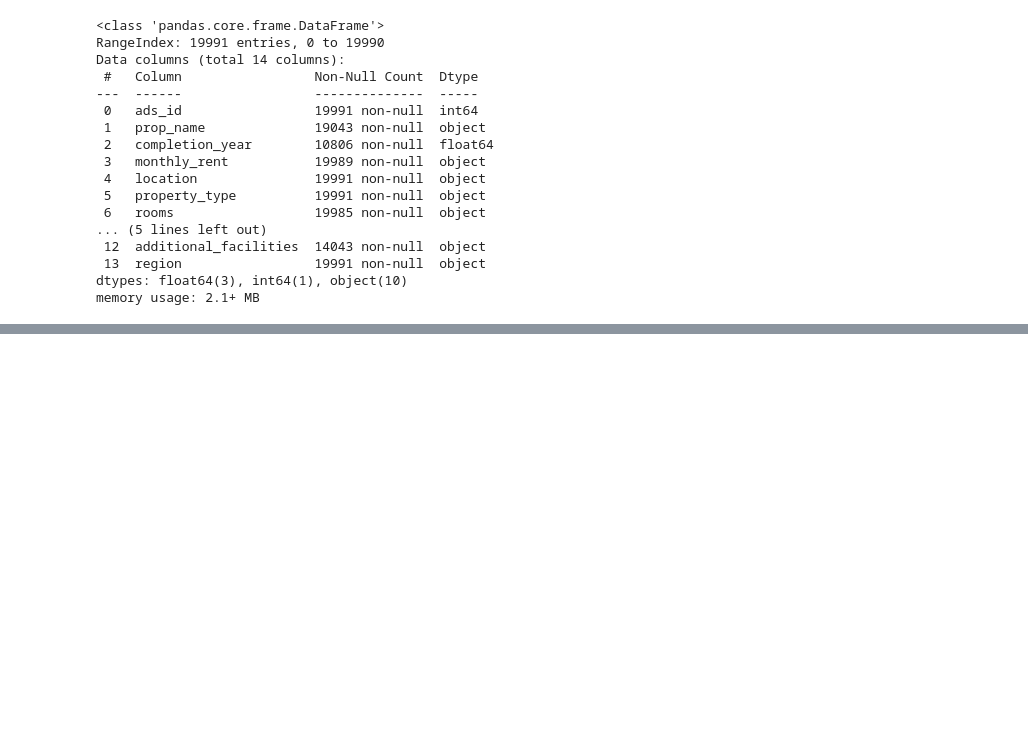
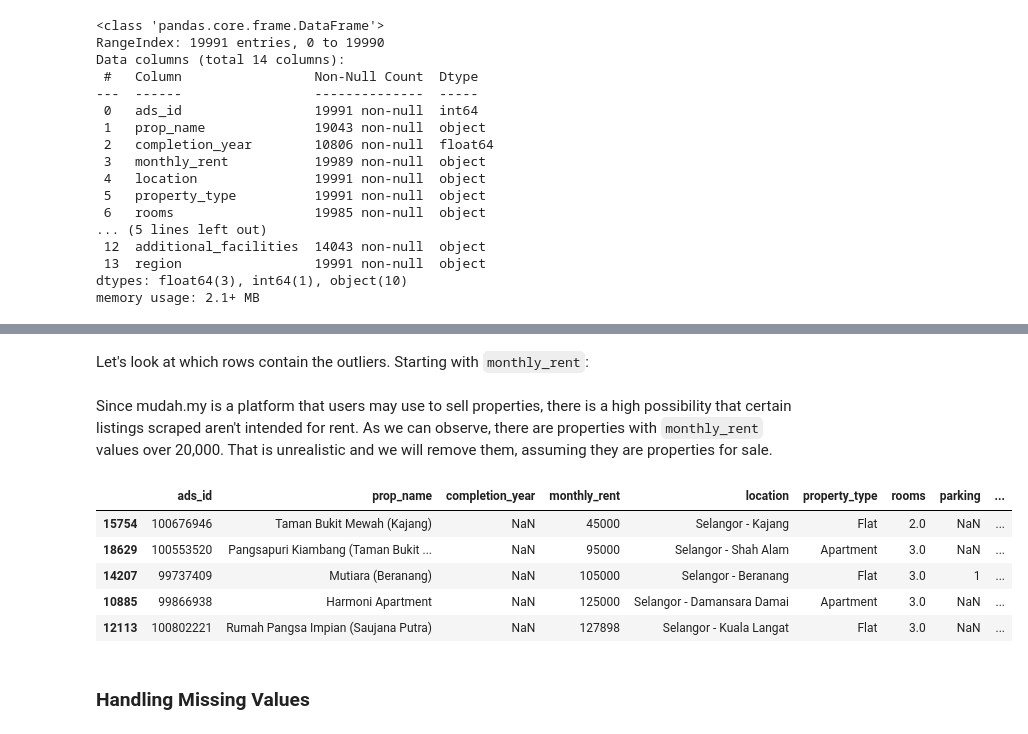
Before and after one commit to dnielleyp/Data-Analytics, a Jupyter notebook: rental-prices/00_Data_Wrangling.ipynb, the cells around one changed output, grey strips where cells are left out. Drawn from its saved outputs; the diff is of its cells as text; code cells hidden in the pictures; blank space fills up the shorter version.

```diff
--- a/rental-prices/00_Data_Wrangling.ipynb
+++ b/rental-prices/00_Data_Wrangling.ipynb
@@ -42,0 +144,13 @@ memory usage: 2.1+ MB
+# %% [markdown]
+Let's look at which rows contain the outliers. Starting with `monthly_rent`:
+# %% [markdown]
+Since mudah.my is a platform that users may use to sell properties, there is a high possibility that certain listings scraped aren't intended for rent. As we can observe, there are properties with `monthly_rent` values over 20,000. That is unrealistic and we will remove them, assuming they are properties for sale.
+# %%
+data[data['monthly_rent']>=20000].sort_values(by='monthly_rent').head()
+# %% [output]
+|  | ads_id | prop_name | completion_year | monthly_rent | location | property_type | rooms | parking | ... |
+| 15754 | 100676946 | Taman Bukit Mewah (Kajang) | NaN | 45000 | Selangor - Kajang | Flat | 2.0 | NaN | ... |
+| 18629 | 100553520 | Pangsapuri Kiambang (Taman Bukit ... | NaN | 95000 | Selangor - Shah Alam | Apartment | 3.0 | NaN | ... |
+| 14207 | 99737409 | Mutiara (Beranang) | NaN | 105000 | Selangor - Beranang | Flat | 3.0 | 1 | ... |
+| 10885 | 99866938 | Harmoni Apartment | NaN | 125000 | Selangor - Damansara Damai | Apartment | 3.0 | NaN | ... |
+| 12113 | 100802221 | Rumah Pangsa Impian (Saujana Putra) | NaN | 127898 | Selangor - Kuala Langat | Flat | 3.0 | NaN | ... |
@@ -42,0 +161,2 @@ memory usage: 2.1+ MB
+# %% [markdown]
+### Handling Missing Values
```
Also changed, not shown: parts of 48 cells of this notebook.
